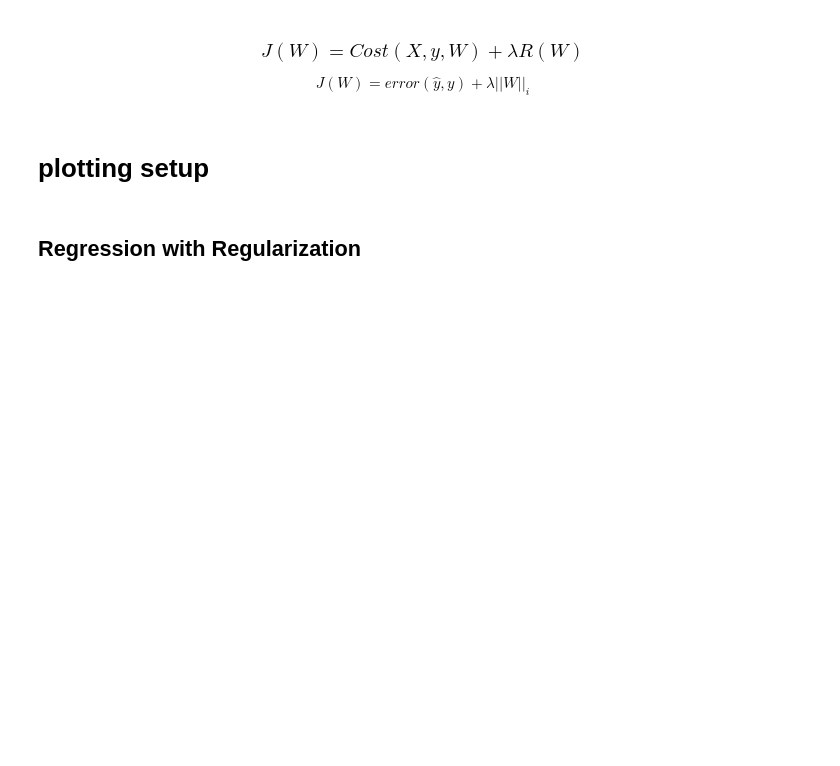
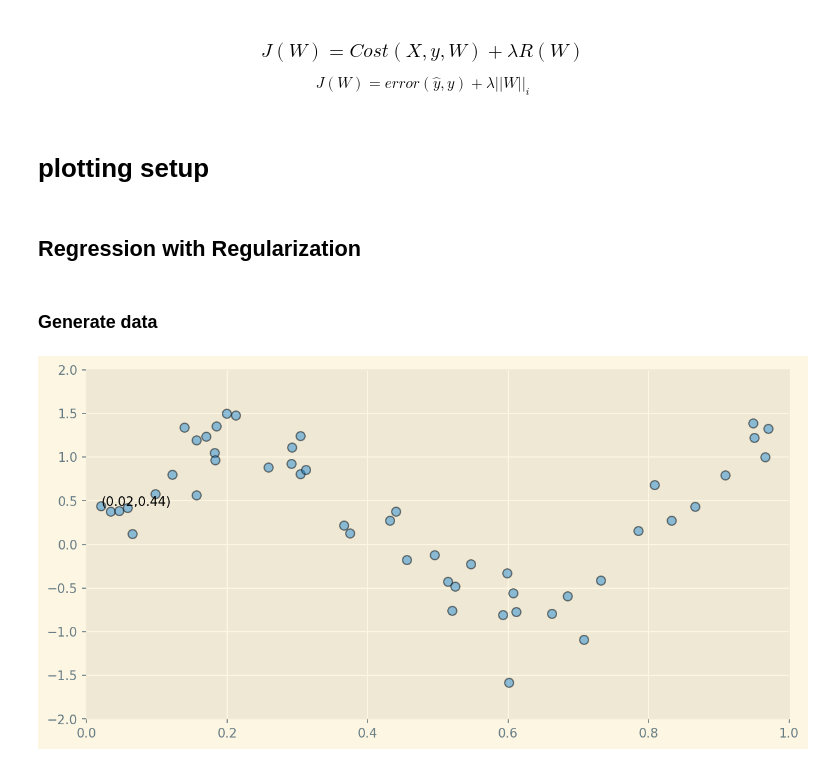
Before and after one commit to codingjustfortest/Logistic-Regression----BiShop-example, a Jupyter notebook: Overfitting-Regularization.ipynb, the cells around one changed output. Saved outputs shown, nothing was run; the diff lists cells and outputs as text; code cells hidden in the pictures; blank space fills up the shorter version.

```diff
--- a/Overfitting-Regularization.ipynb
+++ b/Overfitting-Regularization.ipynb
@@ -25,3 +25,40 @@ np.random.seed(42)
 np.set_printoptions(precision=2, linewidth=50)
 # %% [markdown]
 ## Regression with Regularization
+# %% [markdown]
+### Generate data
+# %%
+def f(x):
+
+  """
+  This function computes f(x) = 0.2 + np.cos(8 * (x - 1))
+
+  Parameters
+  ----------
+  x : float
+      Input number.
+
+  Returns
+  -------
+  float
+      Result of the function.
+  """
+  return 0.2 + np.cos(8 * (x - 1))
+# %%
+def generate_data(n_samples=100):
+    x = np.sort(np.random.rand(n_samples)) #0.1, 0.2, 0.4, 0.03, 0.12,
+    y = f(x) + 0.3 * np.random.randn(n_samples)
+    return x, y
+# %%
+n_samples = 50 # number of data samples
+x, y = generate_data(n_samples)
+
+# plot data
+plt.figure()
+plt.scatter(x, y, s=50, edgecolors='k', alpha=0.5, cmap=plt.cm.coolwarm)
+plt.text(x[0], y[0], "(" + str(np.round(x[0], 2))+ "," +str(np.round(y[0], 2))+")")
+plt.xlim(0, 1)
+plt.ylim(-2, 2)
+plt.show()
+# %% [output]
+[figure, added]
```
